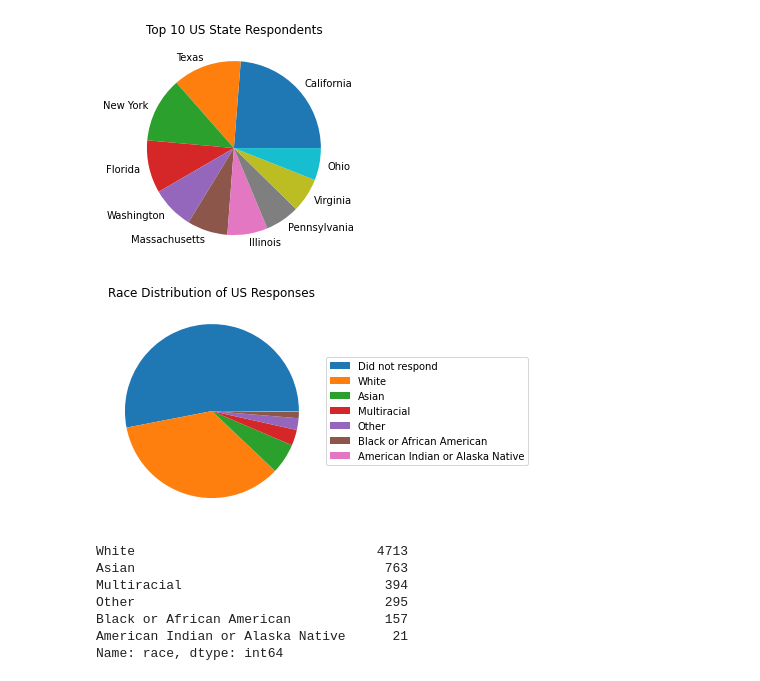
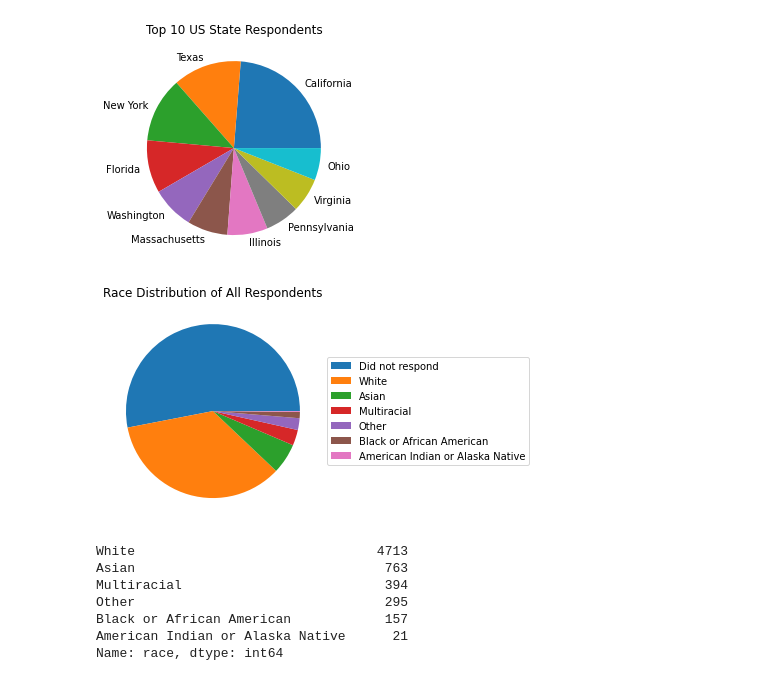
Before and after one commit to bjd9/washmeat, a Jupyter notebook: washmeatexplanatoryslidedeck.ipynb, the cells around one changed output. Cells and saved outputs as stored; diff of their text form; code cells hidden in the pictures.

```diff
--- a/washmeatexplanatoryslidedeck.ipynb
+++ b/washmeatexplanatoryslidedeck.ipynb
@@ -917,12 +911,12 @@ Name: us_state_residency, dtype: int64
 # %%
 # race distribution
 race_graph = df_survey['race'].value_counts()
 wedges = plt.pie(race_graph)
 
 plt.legend(wedges, labels = race_graph.index, loc ='center left', bbox_to_anchor=(1, 0, 0.5, 1))
-plt.title('Race Distribution of US Responses');
+plt.title('Race Distribution of All Respondents');
 # %% [output]
-[figure, old version]
+[figure, new version]
 # %%
 # remove 'Did not respond'
 race_revised = df_survey.copy()
```
Also changed, not shown: parts of 4 cells of this notebook, 3 other files.
